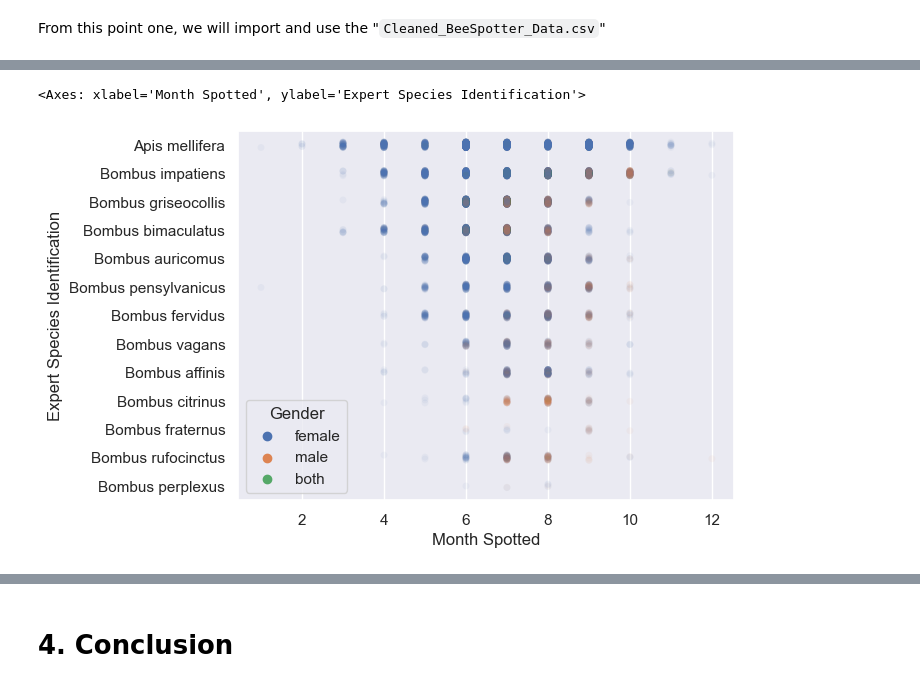
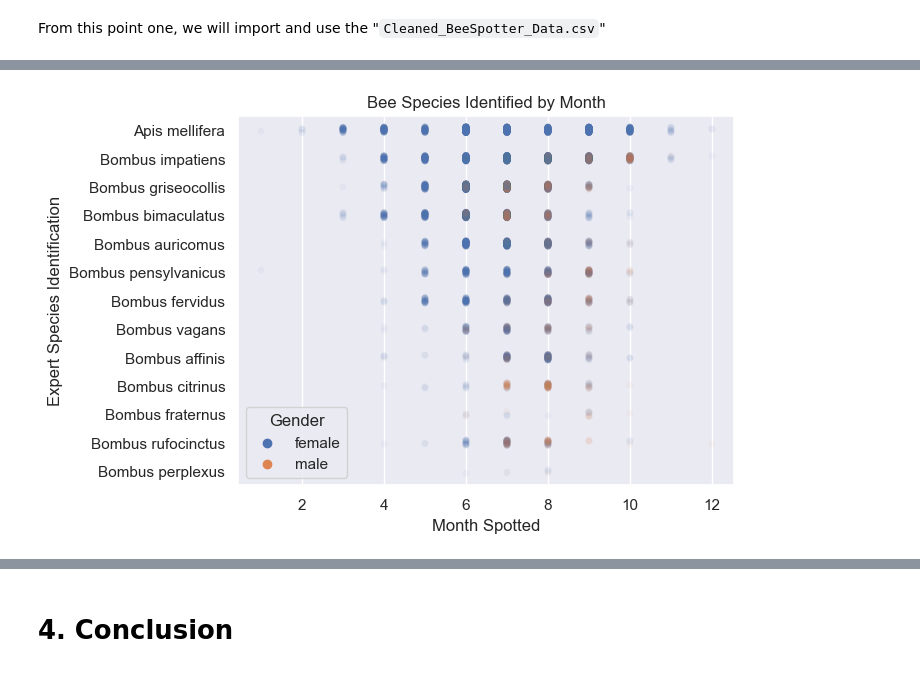
Before and after one commit to Crediteur/Jupyter-Notebooks, a Jupyter notebook: BeeSpotter_Contribution_Analysis/CM2015_BeeSpotter_Contribution_Analysis.ipynb, the cells around one changed output, grey strips where cells are left out. Drawn from its saved outputs; the diff is of its cells as text; code cells hidden in the pictures.

```diff
--- a/BeeSpotter_Contribution_Analysis/CM2015_BeeSpotter_Contribution_Analysis.ipynb
+++ b/BeeSpotter_Contribution_Analysis/CM2015_BeeSpotter_Contribution_Analysis.ipynb
@@ -321,12 +368,15 @@ import numpy as np
 import pandas as pd
 import matplotlib.pyplot as plt
 import seaborn as sns
+import geopandas
+from geodatasets import get_path
 
 # set up seaborn theme
 sns.set_theme(style="darkgrid")
 
 # read data from cleaned csv
-data = pd.read_csv(f"./Cleaned_BeeSpotter_Data.csv")
+data = pd.read_csv(f"./csv_files/Cleaned_BeeSpotter_Data.csv")
+data['Date Spotted'] = pd.to_datetime(data['Date Spotted'])
 
 # examine data from csv
 display(data)
@@ -385,8 +472,12 @@ Text(0.5, 1.0, 'hello')
 # %%
+# remove 'both' category, there is insignificant representation
+gender_hue = data['Gender'].replace({'both':np.nan})
+
+# plot frequency of submissions over year, month, day
 fig, axes =  plt.subplots(3, 1, figsize=(10, 14))
-sns.countplot(data, x=data['Year Spotted'], ax=axes[0], hue="Gender")
-sns.countplot(data, x=data['Month Spotted'], ax=axes[1], hue="Gender")
-sns.countplot(data, x=data['Day Spotted'], ax=axes[2], hue="Gender")
-fig.suptitle('hello')
+sns.countplot(data, x=data['Year Spotted'], ax=axes[0], hue=gender_hue)
+sns.countplot(data, x=data['Month Spotted'], ax=axes[1], hue=gender_hue)
+sns.countplot(data, x=data['Day Spotted'], ax=axes[2], hue=gender_hue)
+fig.suptitle('BeeSpotter Submissions Over 20 Years')
 fig.tight_layout()
 # %% [output]
@@ -481,5 +585,7 @@ fig.tight_layout()
 # %%
-sns.stripplot(data, x="Month Spotted", y="Expert Species Identification", hue="Gender", alpha=0.05)
+# show some kind of trend by species, big plot for each bee?
+sns.stripplot(data, x="Month Spotted", y="Expert Species Identification", hue=gender_hue, alpha=0.05)
+plt.title('Bee Species Identified by Month')
+plt.show()
 # %% [output]
-<Axes: xlabel='Month Spotted', ylabel='Expert Species Identification'>
-[figure, old version]
+[figure, new version]
```
Also changed, not shown: parts of 47 cells of this notebook, 9 other files.
